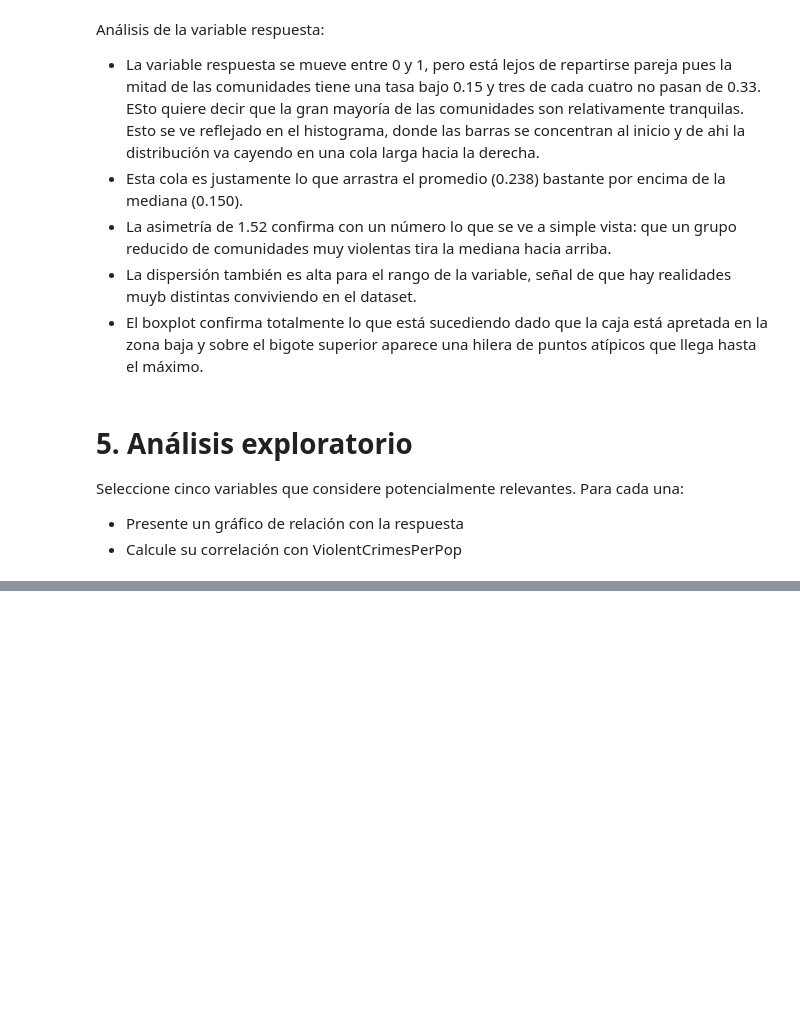
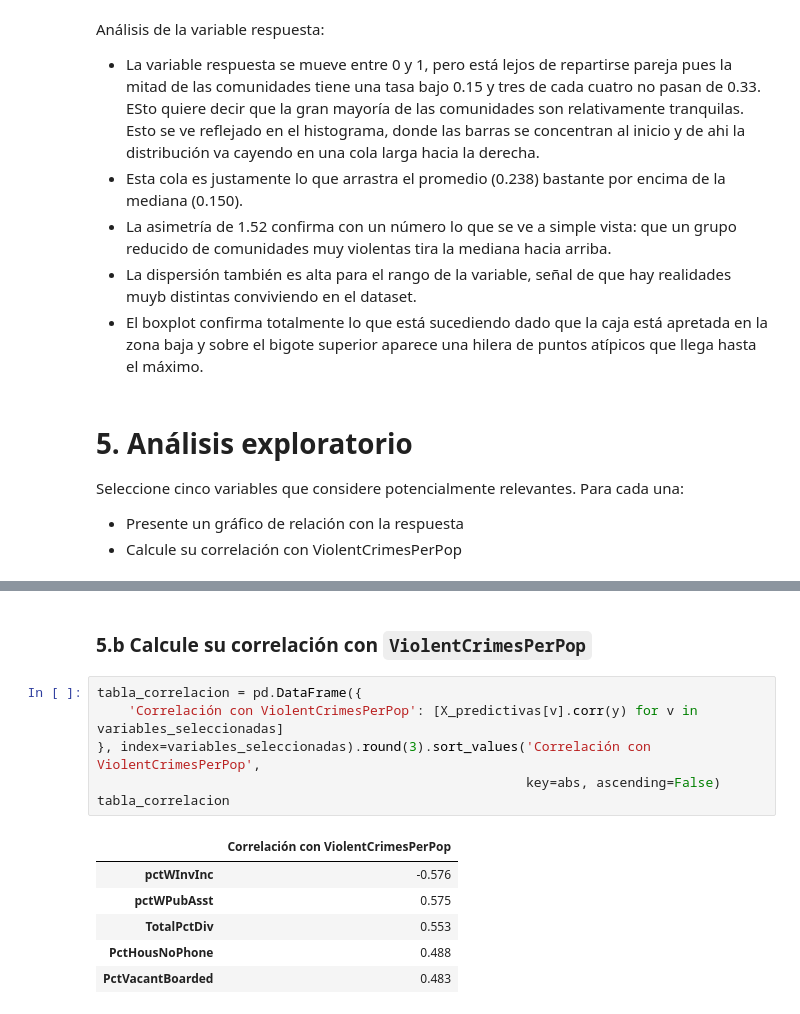
Before and after one commit to tomsolisesp/MagisterIA-UAI--MachineLearning1, a Jupyter notebook: Tarea_Machine_Learning_1.ipynb, the cells around one changed output, grey strips where cells are left out. Cells and saved outputs as stored; diff of their text form; blank space fills up the shorter version.

```diff
--- a/Tarea_Machine_Learning_1.ipynb
+++ b/Tarea_Machine_Learning_1.ipynb
@@ -251,0 +284,15 @@ Seleccione cinco variables que considere potencialmente relevantes. Para cada un
+# %% [markdown]
+### 5.b Calcule su correlación con `ViolentCrimesPerPop`
+# %%
+tabla_correlacion = pd.DataFrame({
+    'Correlación con ViolentCrimesPerPop': [X_predictivas[v].corr(y) for v in variables_seleccionadas]
+}, index=variables_seleccionadas).round(3).sort_values('Correlación con ViolentCrimesPerPop',
+                                                       key=abs, ascending=False)
+tabla_correlacion
+# %% [output]
+|  | Correlación con ViolentCrimesPerPop |
+| pctWInvInc | -0.576 |
+| pctWPubAsst | 0.575 |
+| TotalPctDiv | 0.553 |
+| PctHousNoPhone | 0.488 |
+| PctVacantBoarded | 0.483 |
```
Also changed, not shown: parts of 4 cells of this notebook.
